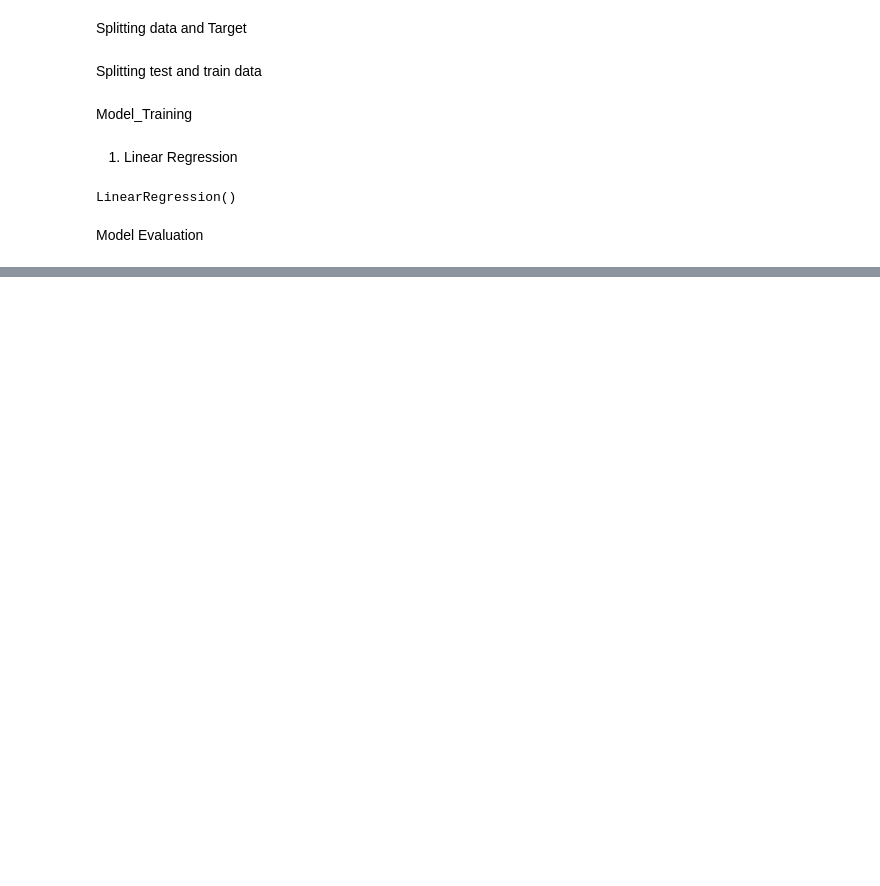
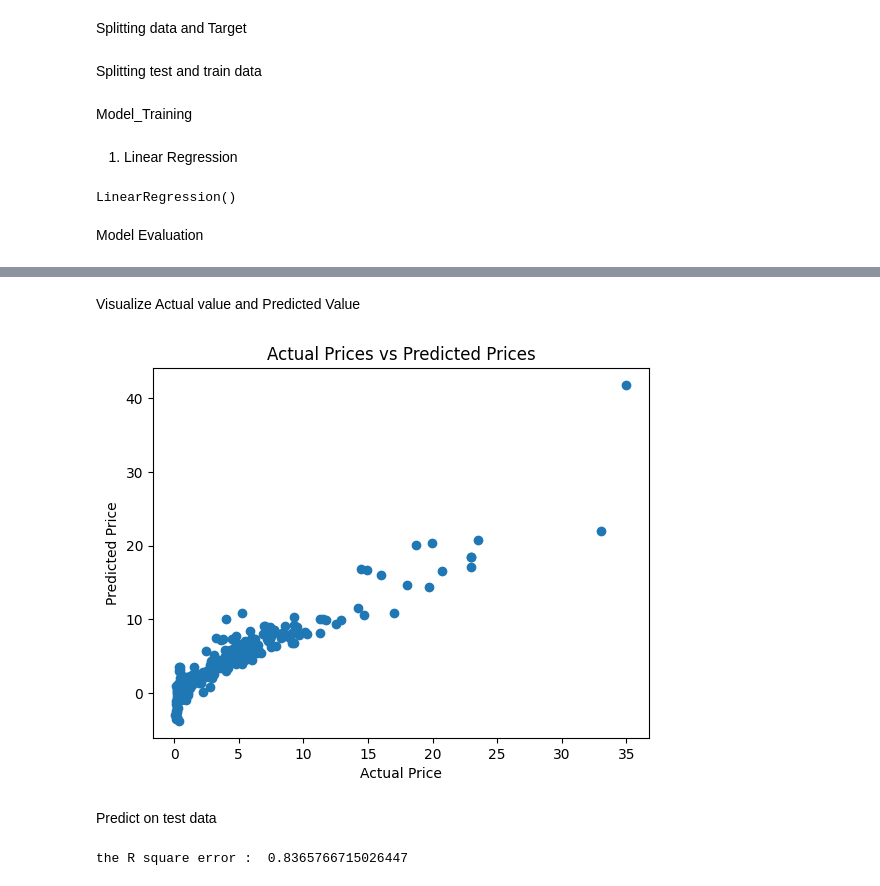
Before and after one commit to sp4936/car_pirce_prediction, a Jupyter notebook: Car_Price_Prediction/main.ipynb, the cells around one changed output, grey strips where cells are left out. Drawn from its saved outputs; the diff is of its cells as text; code cells hidden in the pictures; blank space fills up the shorter version.

```diff
--- a/Car_Price_Prediction/main.ipynb
+++ b/Car_Price_Prediction/main.ipynb
@@ -134,0 +135,12 @@ R square error :  0.888658825760646
+# %% [markdown]
+Visualize Actual value and Predicted Value
+# %%
+plt.scatter(Y_train,training_data_prediction)
+plt.xlabel('Actual Price')
+plt.ylabel('Predicted Price')
+plt.title('Actual Prices vs Predicted Prices')
+plt.show()
+# %% [output]
+[figure, added]
+# %% [markdown]
+Predict on test data
@@ -134,0 +149,6 @@ R square error :  0.888658825760646
+# %%
+# R square error
+error_score = metrics.r2_score(Y_test,test_data_prediction)
+print("the R square error : ", error_score)
+# %% [output]
+the R square error :  0.8365766715026447
```
Also changed, not shown: parts of 4 cells of this notebook.
